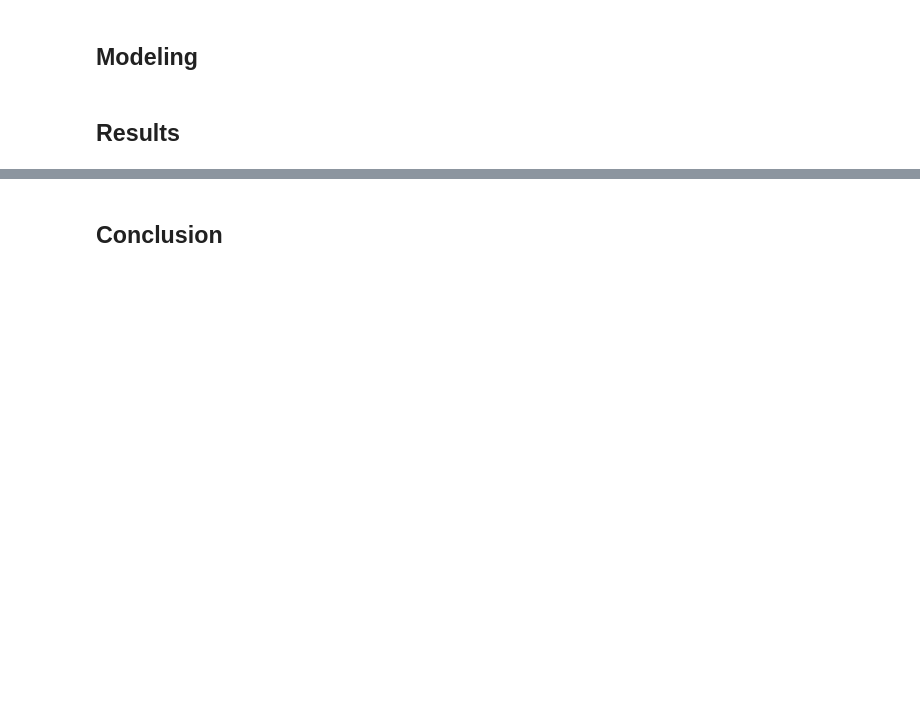
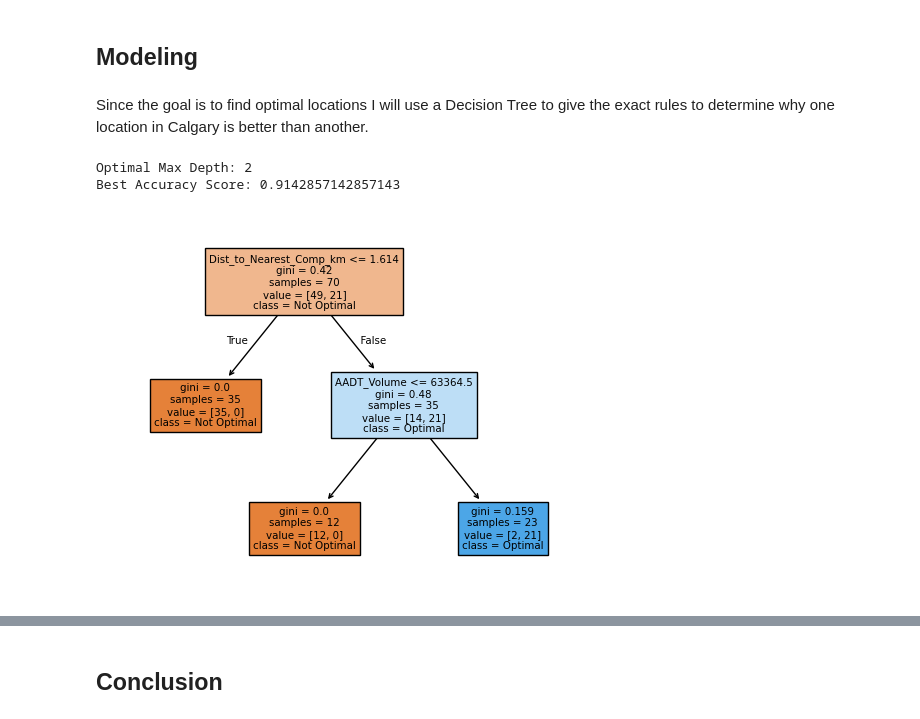
Before and after one commit to ctatlah/ai-carwash, a Jupyter notebook: carwash.ipynb, the cells around one changed output, grey strips where cells are left out. Drawn from its saved outputs; the diff is of its cells as text; code cells hidden in the pictures; blank space fills up the shorter version.

Commit message:
Added decision tree modeling and conclusion

```diff
--- a/carwash.ipynb
+++ b/carwash.ipynb
@@ -509,5 +504,45 @@ plt.close()
 I want to focus on the top left of the quadrant. This section includes areas with high income earners where compition is low. Circles that are larger are areas where traffic is higher. Should ignore the right quadrants as there is greater compition in those locations. Focusing on the top left will provide greater opporutnities.
 # %% [markdown]
 ## Modeling
-# %% [markdown]
-## Results
+# %% [markdown]
+Since the goal is to find optimal locations I will use a Decision Tree to give the exact rules to determine why one location in Calgary is better than another.
+# %%
+# DecisionTreeClassifier
+# Define Optimal (1) as any site in the top 30% of the Gold Mine Score (non optimal is 0)
+threshold = final_master_df['Gold_Mine_Score'].quantile(0.70)
+final_master_df['Is_Optimal'] = (final_master_df['Gold_Mine_Score'] >= threshold).astype(int)
+
+# Select Features for the Tree
+features = ['AADT_Volume', 'Dist_to_Nearest_Comp_km', 'Median_Household_Income', 'Avg_Cars_Per_Household']
+X = final_master_df[features]
+y = final_master_df['Is_Optimal']
+# %%
+# We test different depths, and leaf sizes
+param_grid = {
+    'max_depth': [2, 3, 4, 5, 6, 7, 8, None],
+}
+
+grid_search = GridSearchCV(
+    estimator=DecisionTreeClassifier(random_state=42),
+    param_grid=param_grid,
+    cv=5,
+    scoring='accuracy'
+)
+
+grid_search.fit(X, y)
+
+# Extract the Best Model and Parameters
+best_depth = grid_search.best_params_['max_depth']
+best_clf = grid_search.best_estimator_
+
+print(f"Optimal Max Depth: {best_depth}")
+print(f"Best Accuracy Score: {grid_search.best_score_}")
+
+# Visualize the Tree
+tree.plot_tree(best_clf, feature_names=features, class_names=['Not Optimal', 'Optimal'], filled=True)
+plt.show()
+plt.close()
+# %% [output]
+Optimal Max Depth: 2
+Best Accuracy Score: 0.9142857142857143
+[figure, added]
```
Also changed, not shown: parts of 7 cells of this notebook, 1 other file.
